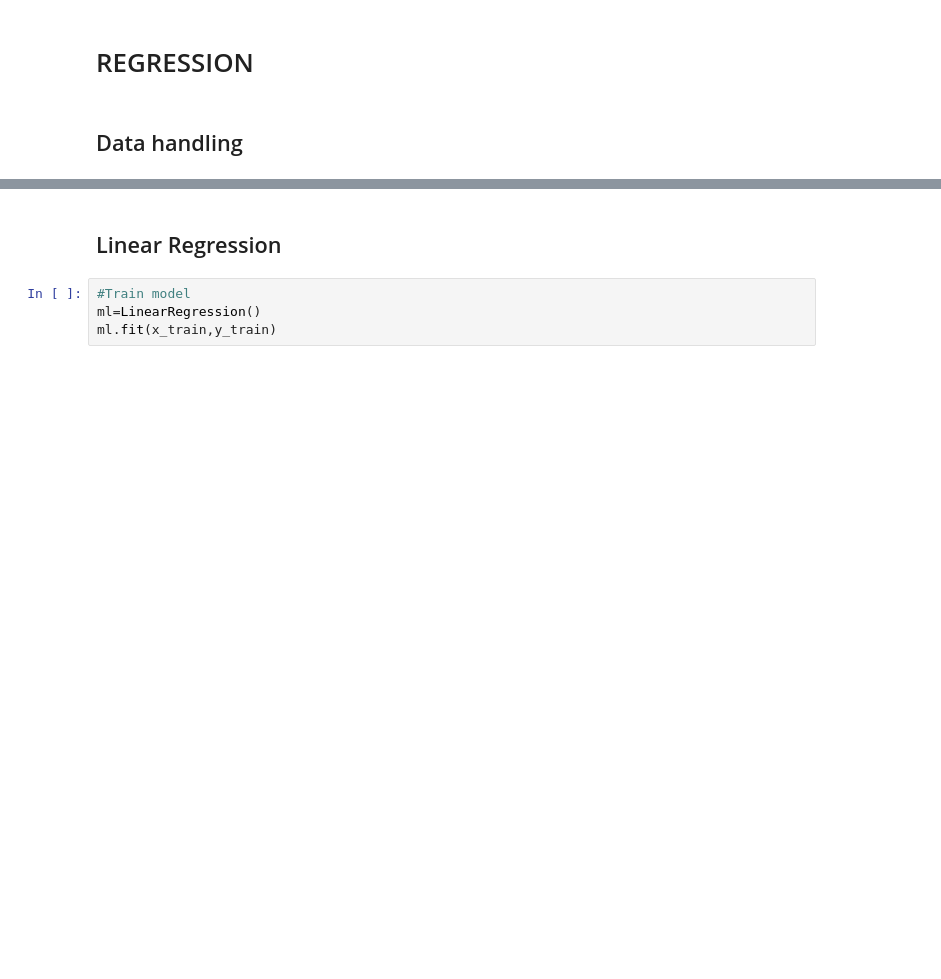
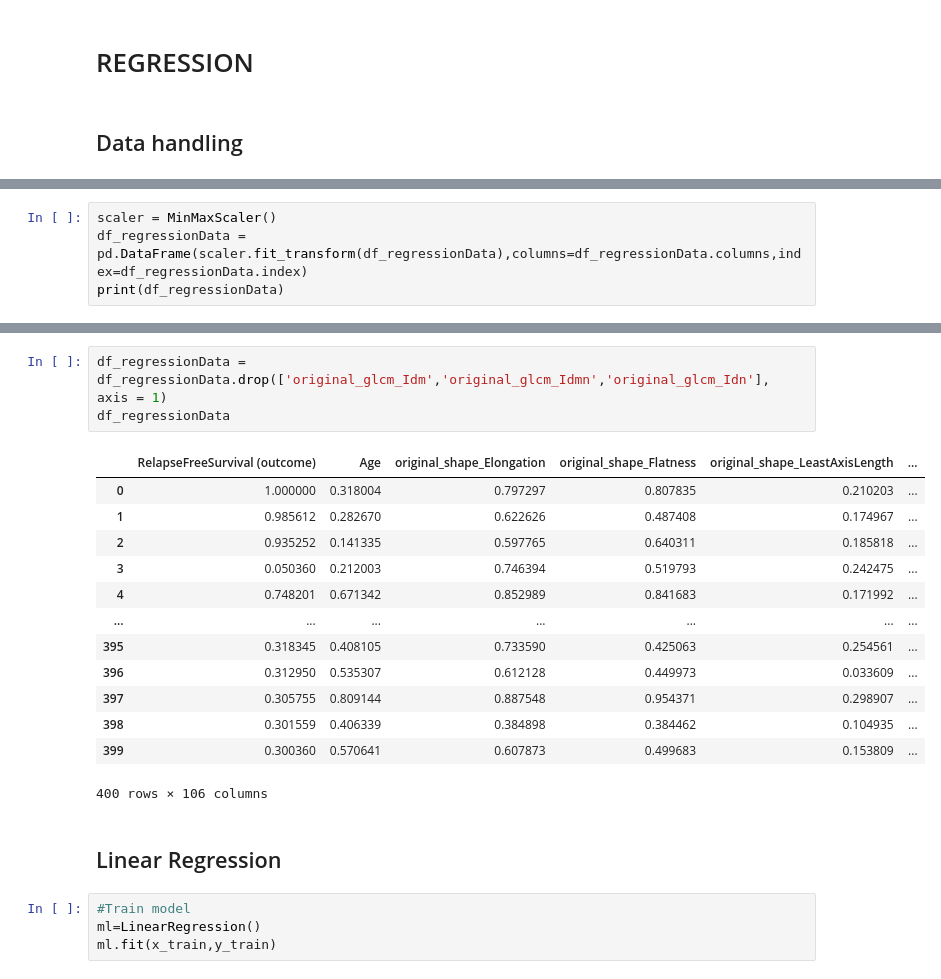
Before and after one commit to TheDevilsMooCow/machine_learning, a Jupyter notebook: CWPT2/cw.ipynb, the cells around one changed output, grey strips where cells are left out. Cells and saved outputs as stored; diff of their text form; blank space fills up the shorter version.

Commit message:
added data handling to master for all branches

```diff
--- a/CWPT2/cw.ipynb
+++ b/CWPT2/cw.ipynb
@@ -48,0 +45,4 @@ data_output=df['quality'].values
+# %%
+scaler = MinMaxScaler()
+df_regressionData = pd.DataFrame(scaler.fit_transform(df_regressionData),columns=df_regressionData.columns,index=df_regressionData.index)
+print(df_regressionData)
@@ -49,3 +67,20 @@ data_output=df['quality'].values
+# %%
+df_regressionData = df_regressionData.drop(['original_glcm_Idm','original_glcm_Idmn','original_glcm_Idn'], axis = 1)
+df_regressionData
+# %% [output]
+|  | RelapseFreeSurvival (outcome) | Age | original_shape_Elongation | original_shape_Flatness | original_shape_LeastAxisLength | ... |
+| 0 | 1.000000 | 0.318004 | 0.797297 | 0.807835 | 0.210203 | ... |
+| 1 | 0.985612 | 0.282670 | 0.622626 | 0.487408 | 0.174967 | ... |
+| 2 | 0.935252 | 0.141335 | 0.597765 | 0.640311 | 0.185818 | ... |
+| 3 | 0.050360 | 0.212003 | 0.746394 | 0.519793 | 0.242475 | ... |
+| 4 | 0.748201 | 0.671342 | 0.852989 | 0.841683 | 0.171992 | ... |
+| ... | ... | ... | ... | ... | ... | ... |
+| 395 | 0.318345 | 0.408105 | 0.733590 | 0.425063 | 0.254561 | ... |
+| 396 | 0.312950 | 0.535307 | 0.612128 | 0.449973 | 0.033609 | ... |
+| 397 | 0.305755 | 0.809144 | 0.887548 | 0.954371 | 0.298907 | ... |
+| 398 | 0.301559 | 0.406339 | 0.384898 | 0.384462 | 0.104935 | ... |
+| 399 | 0.300360 | 0.570641 | 0.607873 | 0.499683 | 0.153809 | ... |
+400 rows × 106 columns
 # %% [markdown]
 ## Linear Regression
 # %%
```
Also changed, not shown: parts of 9 cells of this notebook.
